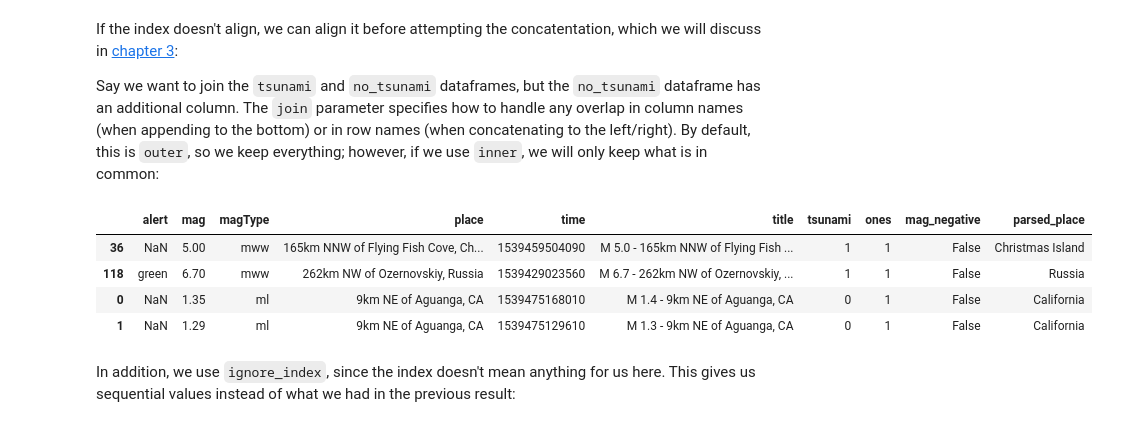
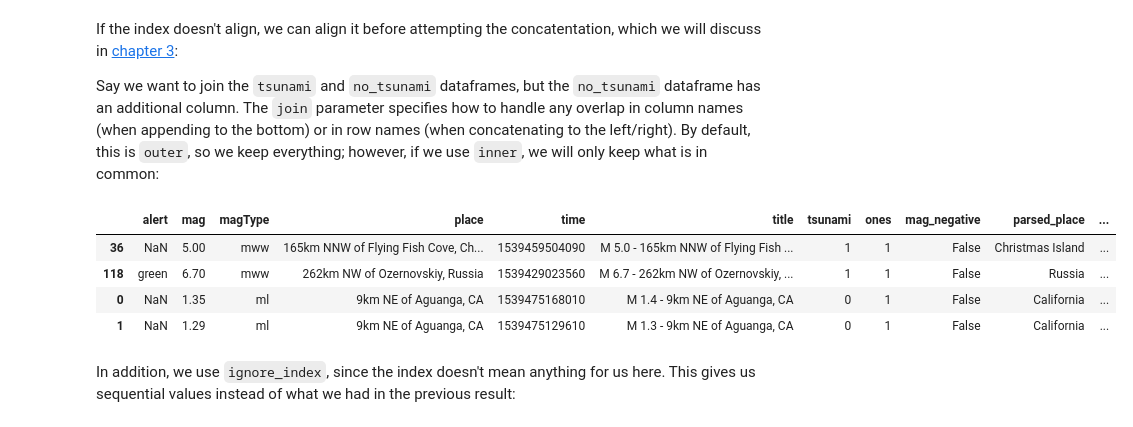
Before and after one commit to ags-ds/Hands-On-Data-Analysis-with-Pandas-By-Ags, a Jupyter notebook: ch_02/6-adding_and_removing_data.ipynb, the cells around one changed output. Saved outputs shown, nothing was run; the diff lists cells and outputs as text; code cells hidden in the pictures.

```diff
--- a/ch_02/6-adding_and_removing_data.ipynb
+++ b/ch_02/6-adding_and_removing_data.ipynb
@@ -178,14 +178,14 @@ If the index doesn't align, we can align it before attempting the concatentation
 Say we want to join the `tsunami` and `no_tsunami` dataframes, but the `no_tsunami` dataframe has an additional column. The `join` parameter specifies how to handle any overlap in column names (when appending to the bottom) or in row names (when concatenating to the left/right). By default, this is `outer`, so we keep everything; however, if we use `inner`, we will only keep what is in common:
 # %%
 pd.concat(
-    [tsunami.head(2), no_tsunami.head(2).assign(type='earthquake')], join='inner'
+    [tsunami.head(2), no_tsunami.head(2).assign(type='earthquake')], join='outer'
 )
 # %% [output]
-|  | alert | mag | magType | place | time | title | tsunami | ones | mag_negative | parsed_place |
-| 36 | NaN | 5.00 | mww | 165km NNW of Flying Fish Cove, Ch... | 1539459504090 | M 5.0 - 165km NNW of Flying Fish ... | 1 | 1 | False | Christmas Island |
-| 118 | green | 6.70 | mww | 262km NW of Ozernovskiy, Russia | 1539429023560 | M 6.7 - 262km NW of Ozernovskiy, ... | 1 | 1 | False | Russia |
-| 0 | NaN | 1.35 | ml | 9km NE of Aguanga, CA | 1539475168010 | M 1.4 - 9km NE of Aguanga, CA | 0 | 1 | False | California |
-| 1 | NaN | 1.29 | ml | 9km NE of Aguanga, CA | 1539475129610 | M 1.3 - 9km NE of Aguanga, CA | 0 | 1 | False | California |
+|  | alert | mag | magType | place | time | title | tsunami | ones | mag_negative | parsed_place | ... |
+| 36 | NaN | 5.00 | mww | 165km NNW of Flying Fish Cove, Ch... | 1539459504090 | M 5.0 - 165km NNW of Flying Fish ... | 1 | 1 | False | Christmas Island | ... |
+| 118 | green | 6.70 | mww | 262km NW of Ozernovskiy, Russia | 1539429023560 | M 6.7 - 262km NW of Ozernovskiy, ... | 1 | 1 | False | Russia | ... |
+| 0 | NaN | 1.35 | ml | 9km NE of Aguanga, CA | 1539475168010 | M 1.4 - 9km NE of Aguanga, CA | 0 | 1 | False | California | ... |
+| 1 | NaN | 1.29 | ml | 9km NE of Aguanga, CA | 1539475129610 | M 1.3 - 9km NE of Aguanga, CA | 0 | 1 | False | California | ... |
 # %% [markdown]
 In addition, we use `ignore_index`, since the index doesn't mean anything for us here. This gives us sequential values instead of what we had in the previous result:
 # %%
```
Also changed, not shown: parts of 1 cell of this notebook, 1 other file.
